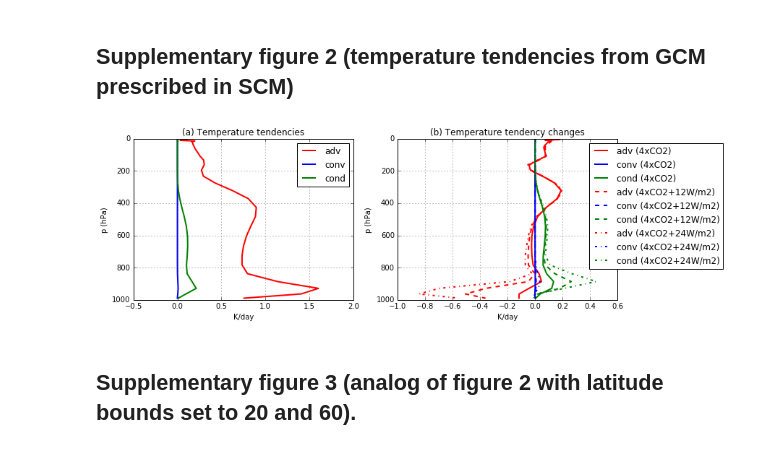
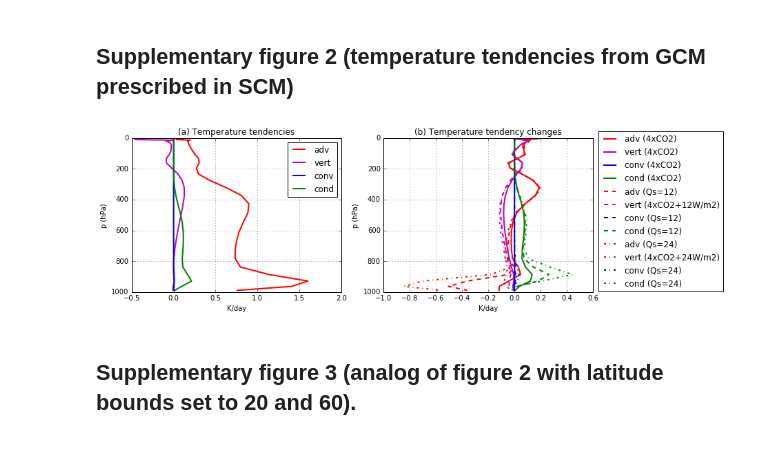
Before and after one commit to matthewjhenry/HMLR19_SCM, a Jupyter notebook: plot_figures.ipynb, the cells around one changed output. Drawn from its saved outputs; the diff is of its cells as text; code cells hidden in the pictures.

```diff
--- a/plot_figures.ipynb
+++ b/plot_figures.ipynb
@@ -1197,42 +1209,59 @@ dt_adv_inc_ = np.mean(np.mean(iGCM_run.s_lin_14xCO2.variables['dt_tg_advection']
 dt_adv_inc_HS24 = plot_pole(dt_adv_inc_,iGCM_run.lat_,lat)
 dt_cond_inc_ = np.mean(np.mean(iGCM_run.s_lin_14xCO2.variables['dt_tg_condensation'][:],0),2)
 dt_cond_inc_HS24 = plot_pole(dt_cond_inc_,iGCM_run.lat_,lat)
 dt_conv_inc_ = np.mean(np.mean(iGCM_run.s_lin_14xCO2.variables['dt_tg_convection'][:],0),2)
 dt_conv_inc_HS24 = plot_pole(dt_conv_inc_,iGCM_run.lat_,lat)
 
+from scipy.interpolate import interp1d
+def mydiv_w(field):
+    field_conv = np.zeros((co2.sig_.shape[0],field.shape[1]))
+    for j in range(co2.lat_.shape[0]):
+        funct = interp1d(co2.sig_,field[:,j],fill_value='extrapolate')
+        field_conv[:,j]=np.diff(funct(co2.sig_stag))/np.diff(co2.sig_stag)
+    return field_conv
+
 fig = matplotlib.pyplot.gcf()
 fig.set_size_inches(12, 4)
 plt.subplot(1,2,1)
 plt.plot(3600*24*dt_adv_ctl,iGCM_run.sig_*1000,c='r',label='adv',linewidth=2)
+plt.plot(3600*24*plot_pole(-co2.f_lin.variables['w_avg'][:]*mydiv_w(co2.temp_lin),iGCM_run.lat_,80),iGCM_run.sig_*1000,c='m',label='vert',linewidth=2)
 plt.plot(3600*24*dt_conv_ctl,iGCM_run.sig_*1000,c='b',label='conv',linewidth=2)
 plt.plot(3600*24*dt_cond_ctl,iGCM_run.sig_*1000,c='g',label='cond',linewidth=2)
 plt.title('(a) Temperature tendencies')
 plt.xlabel('K/day')
 plt.ylabel('p (hPa)')
 lgd =plt.legend(loc='best')
 plt.gca().invert_yaxis()
 plt.grid()
 plt.subplot(1,2,2)
 plt.plot(3600*24*(dt_adv_inc-dt_adv_ctl),iGCM_run.sig_*1000,c='r',label='adv (4xCO2)',linewidth=2)
+plt.plot(3600*24*plot_pole(-co2.f_lin_14xCO2.variables['w_avg'][:]*mydiv_w(co2.temp_lin_14xCO2)+
+         co2.f_lin.variables['w_avg'][:]*mydiv_w(co2.temp_lin),iGCM_run.lat_,80),iGCM_run.sig_*1000,'m',
+        label='vert (4xCO2)',linewidth=2)
 plt.plot(3600*24*(dt_conv_inc-dt_conv_ctl),iGCM_run.sig_*1000,c='b',label='conv (4xCO2)',linewidth=2)
 plt.plot(3600*24*(dt_cond_inc-dt_cond_ctl),iGCM_run.sig_*1000,c='g',label='cond (4xCO2)',linewidth=2)
-plt.plot(3600*24*(dt_adv_inc_HS12-dt_adv_ctl),iGCM_run.sig_*1000,'r--',label='adv (4xCO2+12W/m2)',linewidth=2)
-plt.plot(3600*24*(dt_conv_inc_HS12-dt_conv_ctl),iGCM_run.sig_*1000,'b--',label='conv (4xCO2+12W/m2)',linewidth=2)
-plt.plot(3600*24*(dt_cond_inc_HS12-dt_cond_ctl),iGCM_run.sig_*1000,'g--',label='cond (4xCO2+12W/m2)',linewidth=2)
-plt.plot(3600*24*(dt_adv_inc_HS24-dt_adv_ctl),iGCM_run.sig_*1000,'r-.',label='adv (4xCO2+24W/m2)',linewidth=2)
-plt.plot(3600*24*(dt_conv_inc_HS24-dt_conv_ctl),iGCM_run.sig_*1000,'b-.',label='conv (4xCO2+24W/m2)',linewidth=2)
-plt.plot(3600*24*(dt_cond_inc_HS24-dt_cond_ctl),iGCM_run.sig_*1000,'g-.',label='cond (4xCO2+24W/m2)',linewidth=2)
+plt.plot(3600*24*(dt_adv_inc_HS12-dt_adv_ctl),iGCM_run.sig_*1000,'r--',label='adv (Qs=12)',linewidth=2)
+plt.plot(3600*24*plot_pole(-co2_HS12.f_lin_14xCO2.variables['w_avg'][:]*mydiv_w(co2_HS12.temp_lin_14xCO2)+
+         co2_HS12.f_lin.variables['w_avg'][:]*mydiv_w(co2_HS12.temp_lin),iGCM_run.lat_,80),iGCM_run.sig_*1000,'m--',
+        label='vert (4xCO2+12W/m2)',linewidth=2)
+plt.plot(3600*24*(dt_conv_inc_HS12-dt_conv_ctl),iGCM_run.sig_*1000,'b--',label='conv (Qs=12)',linewidth=2)
+plt.plot(3600*24*(dt_cond_inc_HS12-dt_cond_ctl),iGCM_run.sig_*1000,'g--',label='cond (Qs=12)',linewidth=2)
+plt.plot(3600*24*(dt_adv_inc_HS24-dt_adv_ctl),iGCM_run.sig_*1000,'r-.',label='adv (Qs=24)',linewidth=2)
+plt.plot(3600*24*plot_pole(-co2_HS24.f_lin_14xCO2.variables['w_avg'][:]*mydiv_w(co2_HS24.temp_lin_14xCO2)+
+         co2_HS24.f_lin.variables['w_avg'][:]*mydiv_w(co2_HS24.temp_lin),iGCM_run.lat_,80),iGCM_run.sig_*1000,'m-.',
+        label='vert (4xCO2+24W/m2)',linewidth=2)
+plt.plot(3600*24*(dt_conv_inc_HS24-dt_conv_ctl),iGCM_run.sig_*1000,'b-.',label='conv (Qs=24)',linewidth=2)
+plt.plot(3600*24*(dt_cond_inc_HS24-dt_cond_ctl),iGCM_run.sig_*1000,'g-.',label='cond (Qs=24)',linewidth=2)
 plt.title('(b) Temperature tendency changes')
 plt.xlabel('K/day')
 plt.ylabel('p (hPa)')
-lgd =plt.legend(bbox_to_anchor=(1.5, 1.))
-
+lgd =plt.legend(bbox_to_anchor=(1.64, 1.07))
 plt.gca().invert_yaxis()
 plt.grid()
 plt.savefig('figS2.eps', bbox_extra_artists=(lgd,), bbox_inches='tight')
 plt.show()
 # %% [output]
-[figure, old version]
+[figure, new version]
 # %% [markdown]
 ## Supplementary figure 3 (analog of figure 2 with latitude bounds set to 20 and 60).
 # %%
```
Also changed, not shown: parts of 13 cells of this notebook, 18 other files.
